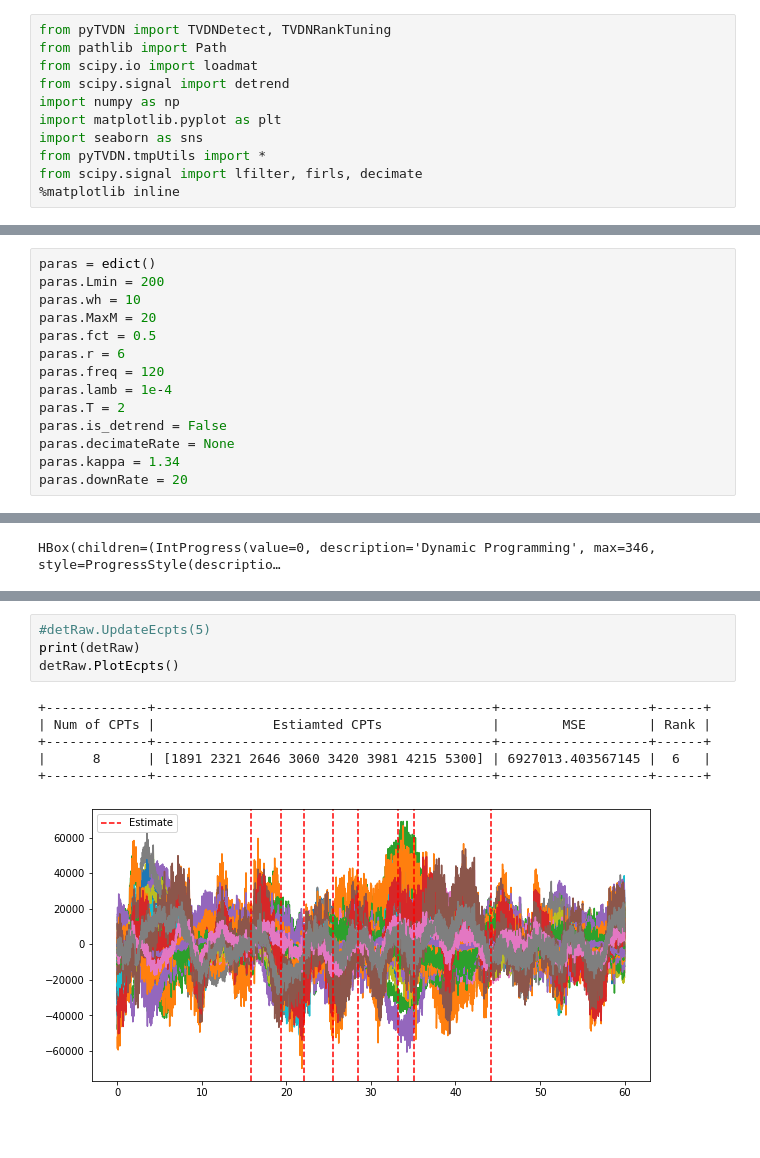
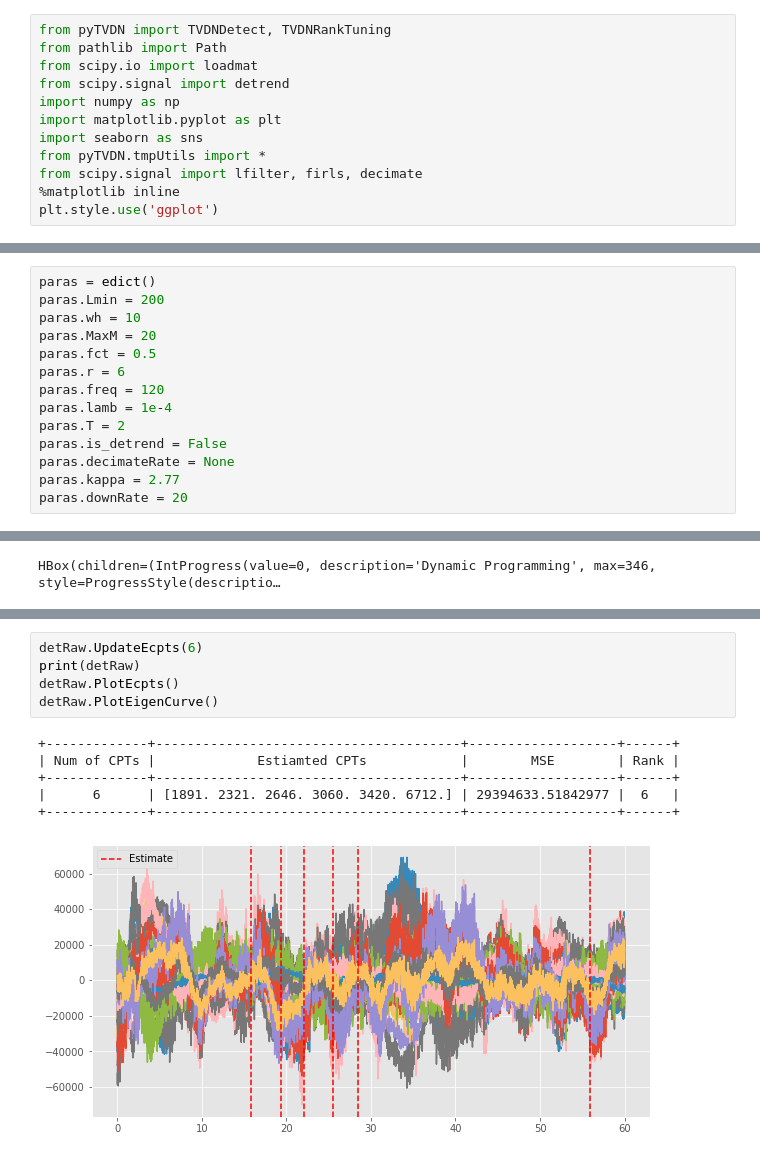
Before and after one commit to JINhuaqing/TVDN-simu, a Jupyter notebook: realdata/MEG-RS8008.ipynb, the cells around one changed output, grey strips where cells are left out. Drawn from its saved outputs; the diff is of its cells as text.

```diff
--- a/realdata/MEG-RS8008.ipynb
+++ b/realdata/MEG-RS8008.ipynb
@@ -12,6 +12,7 @@ import seaborn as sns
 from pyTVDN.tmpUtils import *
 from scipy.signal import lfilter, firls, decimate
 %matplotlib inline
+plt.style.use('ggplot')
 # %%
 from pprint import pprint
 import pickle
@@ -95,7 +109,7 @@ paras.lamb = 1e-4
 paras.T = 2
 paras.is_detrend = False
 paras.decimateRate = None
-paras.kappa = 1.34
+paras.kappa = 2.77
 paras.downRate = 20
 # %%
 detRaw = TVDNDetect1(Ymat=dataN, dataType="MEG",
@@ -139,13 +153,14 @@ detRaw.TuningKappa(kappas)
 # %% [output]
 [interactive output not drawn]
 # %%
-#detRaw.UpdateEcpts(5)
+detRaw.UpdateEcpts(6)
 print(detRaw)
 detRaw.PlotEcpts()
+detRaw.PlotEigenCurve()
 # %% [output]
-+-------------+-------------------------------------------+-------------------+------+
-| Num of CPTs |               Estiamted CPTs              |        MSE        | Rank |
-+-------------+-------------------------------------------+-------------------+------+
-|      8      | [1891 2321 2646 3060 3420 3981 4215 5300] | 6927013.403567145 |  6   |
-+-------------+-------------------------------------------+-------------------+------+
++-------------+---------------------------------------+-------------------+------+
+| Num of CPTs |             Estiamted CPTs            |        MSE        | Rank |
++-------------+---------------------------------------+-------------------+------+
+|      6      | [1891. 2321. 2646. 3060. 3420. 6712.] | 29394633.51842977 |  6   |
++-------------+---------------------------------------+-------------------+------+
-[figure, old version]
+[figure, new version]
```
Also changed, not shown: parts of 20 cells of this notebook, 1 other file.
